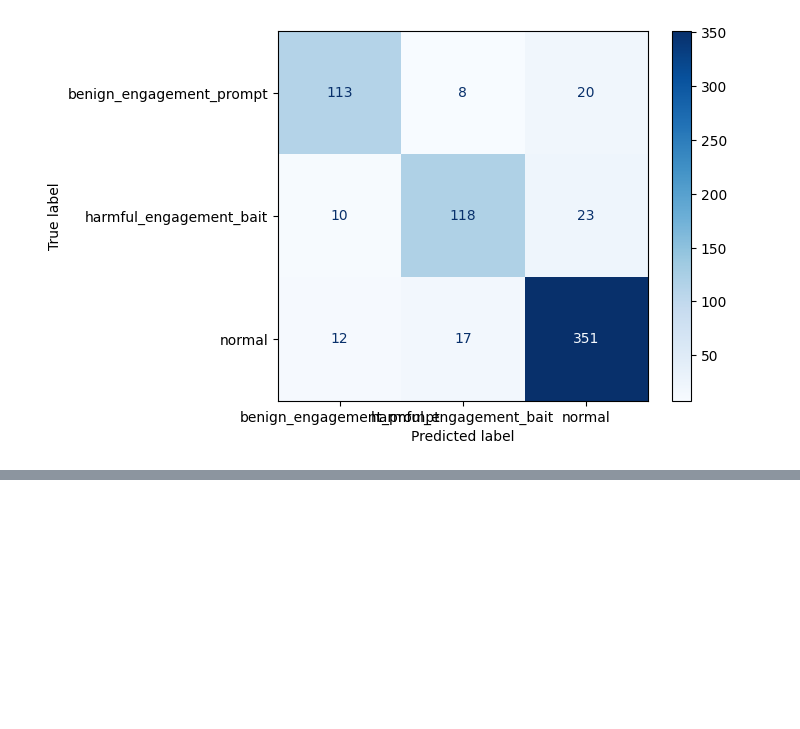
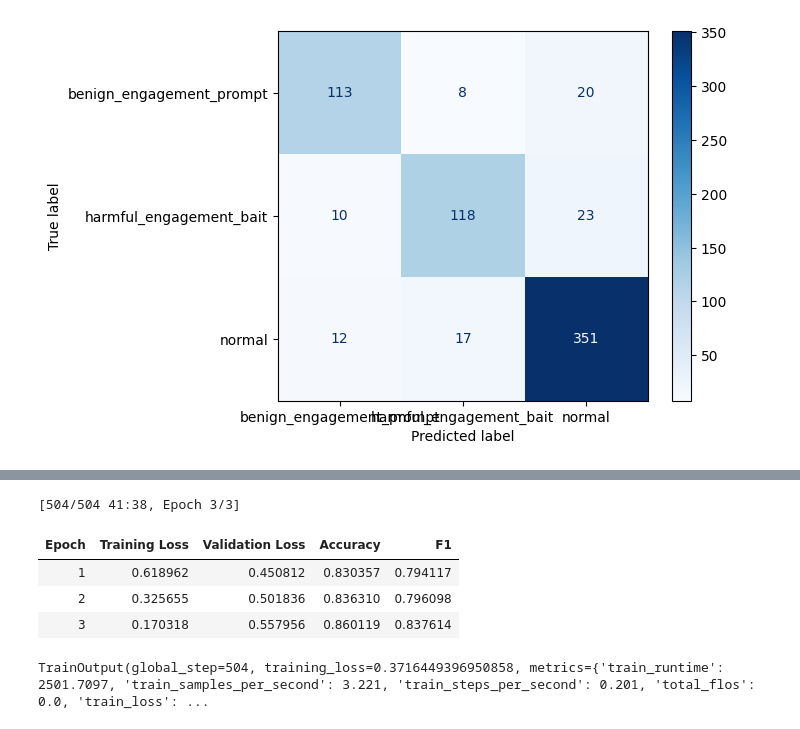
Before and after one commit to RJ-Worrall/Twitter_Engagement_Bait_Modeling, a Jupyter notebook: Twitter_Project.ipynb, the cells around one changed output, grey strips where cells are left out. Drawn from its saved outputs; the diff is of its cells as text; code cells hidden in the pictures; blank space fills up the shorter version.

```diff
--- a/Twitter_Project.ipynb
+++ b/Twitter_Project.ipynb
@@ -2997,0 +3042,10 @@ benign_engagement_prompt       0.84      0.80      0.82       141
+# %%
+
+
+meta_scaler = StandardScaler()
+
+X_train_meta_scaled = meta_scaler.fit_transform(X_train_meta)
+X_test_meta_scaled = meta_scaler.transform(X_test_meta)
+
+X_train_meta_scaled = X_train_meta_scaled.astype("float32")
+X_test_meta_scaled = X_test_meta_scaled.astype("float32")
@@ -2997,0 +3234,32 @@ benign_engagement_prompt       0.84      0.80      0.82       141
+# %%
+
+def compute_metrics(eval_pred):
+    logits, labels = eval_pred
+    predictions = np.argmax(logits, axis=1)
+
+    return {
+        "accuracy": accuracy_score(labels, predictions),
+        "f1": f1_score(
+            labels,
+            predictions,
+            average="macro"
+        )
+    }
+# %%
+
+trainer = Trainer(
+    model=model,
+    args=training_args,
+    train_dataset=train_dataset,
+    eval_dataset=test_dataset,
+    compute_metrics=compute_metrics
+)
+
+trainer.train()
+# %% [output]
+[504/504 41:38, Epoch 3/3]
+| Epoch | Training Loss | Validation Loss | Accuracy | F1 |
+| 1 | 0.618962 | 0.450812 | 0.830357 | 0.794117 |
+| 2 | 0.325655 | 0.501836 | 0.836310 | 0.796098 |
+| 3 | 0.170318 | 0.557956 | 0.860119 | 0.837614 |
+TrainOutput(global_step=504, training_loss=0.3716449396950858, metrics={'train_runtime': 2501.7097, 'train_samples_per_second': 3.221, 'train_steps_per_second': 0.201, 'total_flos': 0.0, 'train_loss': ...
```
Also changed, not shown: parts of 11 cells of this notebook.
